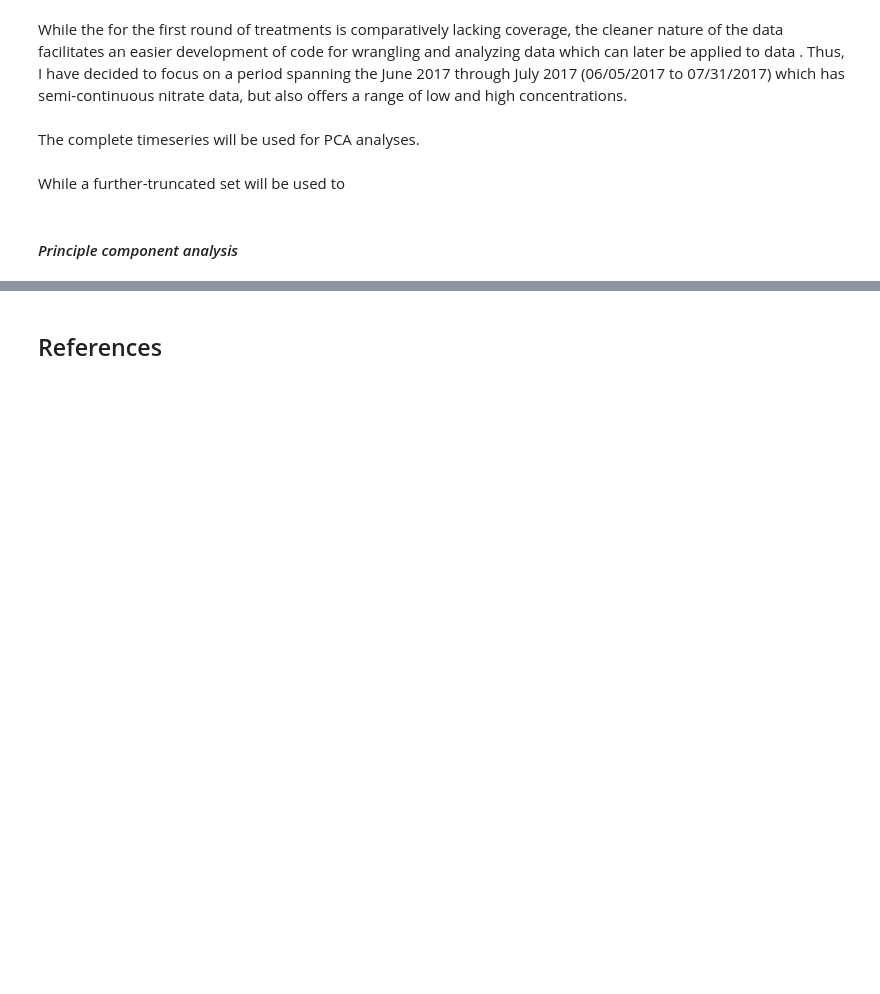
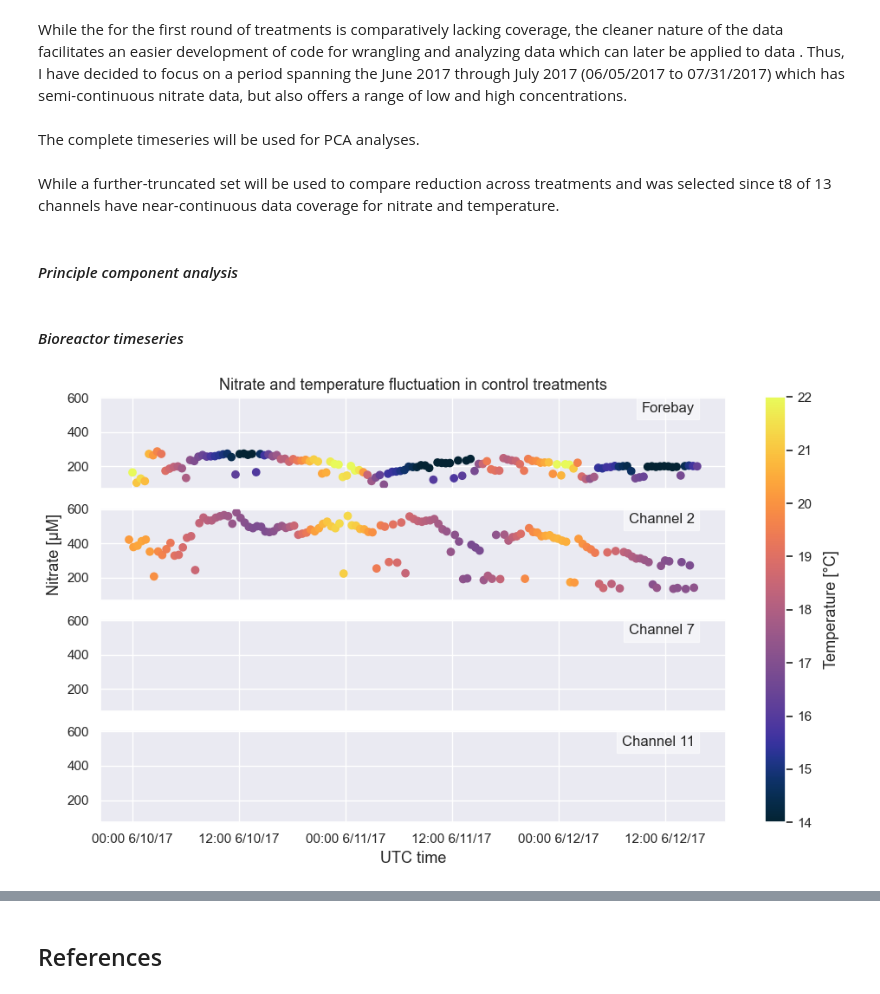
Before and after one commit to kmduncan1/MS263_BioreactorProject, a Jupyter notebook: ProjectNotebook.ipynb, the cells around one changed output, grey strips where cells are left out. Drawn from its saved outputs; the diff is of its cells as text; code cells hidden in the pictures; blank space fills up the shorter version.

Commit message:
Added nitrate timeseries with temperature overlay to project notebook

```diff
--- a/ProjectNotebook.ipynb
+++ b/ProjectNotebook.ipynb
@@ -128,7 +121,7 @@ dfc4_hPCA = CBRF.dfclean(dfc4_hydrocotyle)
 dfc6_hPCA = CBRF.dfclean(dfc6_hydrocotyle)
 dfc10_hPCA = CBRF.dfclean(dfc10_hydrocotyle)
 # %% [markdown]
-While a further-truncated set will be used to
+While a further-truncated set will be used to compare reduction across treatments and was selected since t8 of 13 channels have near-continuous data coverage for nitrate and temperature.
 # %%
 #Creating discreate timeframes for plotted values from
 dffb_timesub = CBRF.timewindow(dffb_nitrate,1497051241,1497282115)
@@ -168,2 +159,34 @@ dfsubtest = CBRF.timewindow(dffb1,1497051241,1497282115)
 # %% [markdown]
 #### *Principle component analysis*
+# %% [markdown]
+#### *Bioreactor timeseries*
+# %%
+#Control channel temp plots
+sns.set()
+fig, axs = plt.subplots(4, sharex=True, sharey=True, figsize=[10,6])
+scatter0 = axs[0].scatter(dffb_plot['utc_time'], dffb_plot['nitrate'], c=dffb_plot['temp'], cmap=cmo.thermal, vmin=14.0, vmax=22.0)
+axs[0].set_title('Nitrate and temperature fluctuation in control treatments', fontsize=13)
+
+scatter1 = axs[1].scatter(dfc2_cPlot['utc_time'], dfc2_cPlot['nitrate'], c=dfc2_cPlot['temp'], cmap=cmo.thermal,vmin=14.0, vmax=22.0)
+axs[1].set_ylabel('Nitrate [μM]', fontsize=13)
+
+scatter2 = axs[2].scatter(dfc7_cPlot['utc_time'], dfc7_cPlot['nitrate'], c=dfc7_cPlot['temp'], cmap=cmo.thermal,vmin=14.0, vmax=22.0)
+
+scatter3 = axs[3].scatter(dfc11_cPlot['utc_time'], dfc11_cPlot['nitrate'], c=dfc11_cPlot['temp'], cmap=cmo.thermal,vmin=14.0, vmax=22.0)
+axs[3].set_xlabel('UTC time', fontsize=13)
+
+axs[0].text(0.95, 0.95, 'Forebay', transform=axs[0].transAxes, fontsize=12, va='top', ha='right', bbox=dict(facecolor='white', alpha=0.5))
+plt.tight_layout()
+axs[1].text(0.95, 0.95, 'Channel 2', transform=axs[1].transAxes, fontsize=12, va='top', ha='right', bbox=dict(facecolor='white', alpha=0.5))
+plt.tight_layout()
+axs[2].text(0.95, 0.95, 'Channel 7', transform=axs[2].transAxes, fontsize=12, va='top', ha='right', bbox=dict(facecolor='white', alpha=0.5))
+plt.tight_layout()
+axs[3].text(0.95, 0.95, 'Channel 11', transform=axs[3].transAxes, fontsize=12, va='top', ha='right', bbox=dict(facecolor='white', alpha=0.5))
+plt.tight_layout()
+
+plt.gca().set_xticklabels(['00:00 6/10/17', '12:00 6/10/17', '00:00 6/11/17' , '12:00 6/11/17', '00:00 6/12/17', '12:00 6/12/17'])
+
+cbar = fig.colorbar(scatter2, ax=axs.ravel().tolist(), orientation='vertical', pad=0.05)  # Adjust pad value for more spacing
+cbar.set_label('Temperature [°C]', fontsize=13, labelpad=10)
+# %% [output]
+[figure, added]
```
Also changed, not shown: parts of 7 cells of this notebook.
